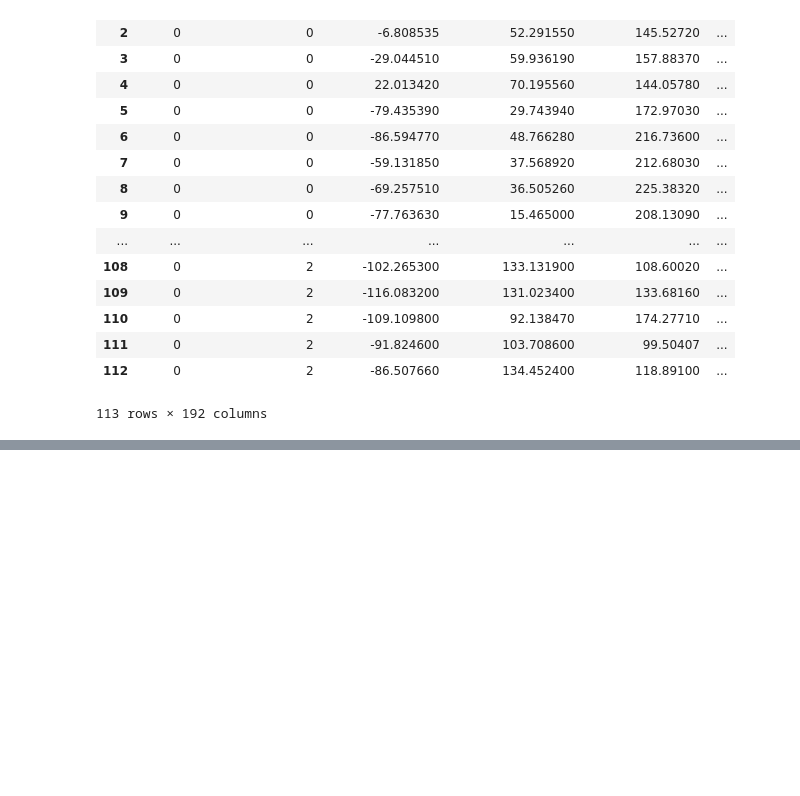
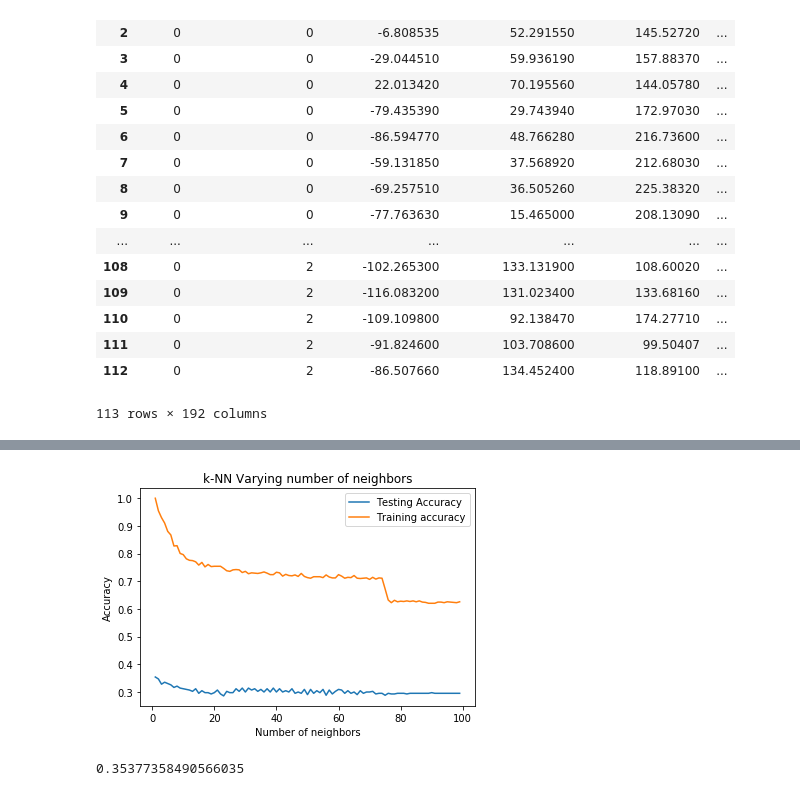
Before and after one commit to Eliot100/finl-work, a Jupyter notebook: עבודה סופית 2.ipynb, the cells around one changed output, grey strips where cells are left out. Drawn from its saved outputs; the diff is of its cells as text; code cells hidden in the pictures; blank space fills up the shorter version.

```diff
--- a/עבודה סופית 2.ipynb
+++ b/עבודה סופית 2.ipynb
@@ -497,0 +585,4 @@ print( '%','RFC Accuracy:',(Accuracy*100)//0.01/100)
+# %%
+TestingPeopleFolders = ['\Itiel Lab', '\Mor SHerman', '\Oded Medina']
+# %%
+TestingPath = r'C:\Users\user\Desktop\Exel files\semester_2_final\Validation'
@@ -497,0 +613,8 @@ print( '%','RFC Accuracy:',(Accuracy*100)//0.01/100)
+# %%
+X_test = TestDf.drop(['Experiment Mode'],axis=1)
+y_test = TestDf['Experiment Mode']
+y_test = y_test.astype('int')
+# %%
+X_train = df0.drop(['Experiment Mode'],axis=1)
+y_train = df0['Experiment Mode']
+y_train = y_train.astype('int')
@@ -497,0 +625,22 @@ print( '%','RFC Accuracy:',(Accuracy*100)//0.01/100)
+# %%
+neighbors = np.arange(1,100)
+train_accuracy = np.empty(len(neighbors))
+test_accuracy =  np.empty(len(neighbors))
+
+for i,k in enumerate(neighbors):
+    knn = KNeighborsClassifier(n_neighbors=k)
+    knn.fit(X_train, y_train)
+    train_accuracy[i] = knn.score(X_train, y_train)
+    test_accuracy[i] = knn.score(X_test, y_test)
+
+plt.title('k-NN Varying number of neighbors')
+plt.plot(neighbors, test_accuracy, label='Testing Accuracy')
+plt.plot(neighbors, train_accuracy, label='Training accuracy')
+plt.legend()
+plt.xlabel('Number of neighbors')
+plt.ylabel('Accuracy')
+plt.show()
+test_accuracy.max()
+# %% [output]
+[figure, added]
+0.35377358490566035
```
Also changed, not shown: parts of 39 cells of this notebook.
